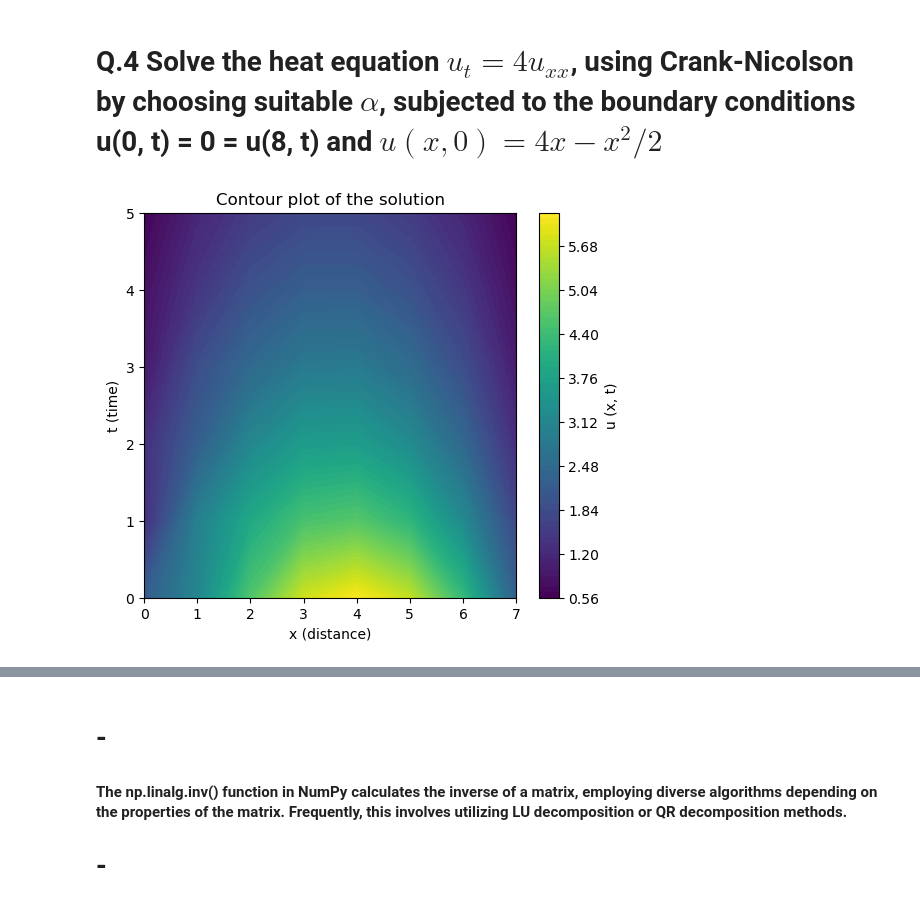
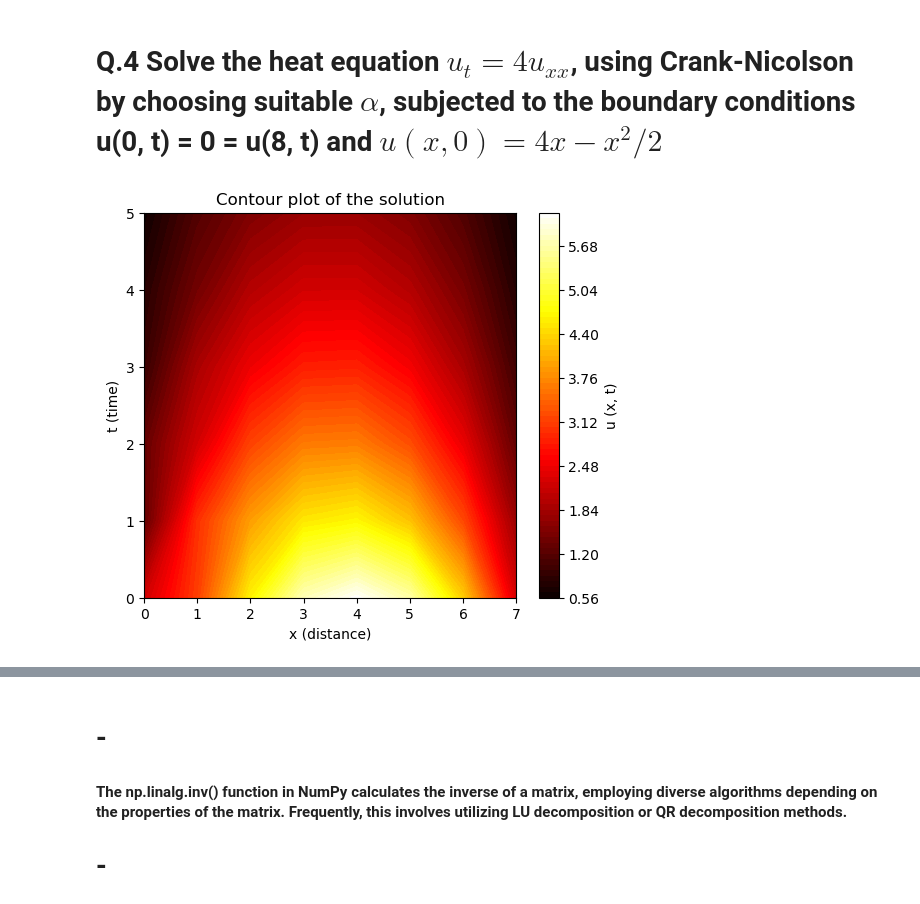
Before and after one commit to jabed-umar/adv-comp-phys, a Jupyter notebook: assign1.ipynb, the cells around one changed output, grey strips where cells are left out. Cells and saved outputs as stored; diff of their text form; code cells hidden in the pictures.

```diff
--- a/assign1.ipynb
+++ b/assign1.ipynb
@@ -181,23 +182,23 @@ def initial_condition(x):
 # %%
 # Call the crank_nicolson method
 N, M = 8, 6
 C = CrankNicolsonSolver(initial_condition, N, M, 0.5, 4)
 s = C.heat_eqn_solve()
 # Create a Pandas DataFrame from the stored solutions
 df = pd.DataFrame(s)
 
 
 # Plot a contour plot using the Pandas DataFrame
 plt.figure(figsize=(6, 5))
-contour_plot = plt.contourf(df.columns, df.index, df.values, cmap='viridis',levels=70)
+contour_plot = plt.contourf(df.columns, df.index, df.values, cmap='hot',levels=70)
 plt.colorbar(contour_plot, label='u (x, t)')
 plt.xlabel('x (distance)')
 plt.ylabel('t (time)')
 plt.title('Contour plot of the solution')
 # Show the plot
 plt.show()
 # %% [output]
-[figure, old version]
+[figure, new version]
 # %%
 #tabulate the data using prettytable
 table = pt.PrettyTable()
```
Also changed, not shown: parts of 9 cells of this notebook, 4 other files.
